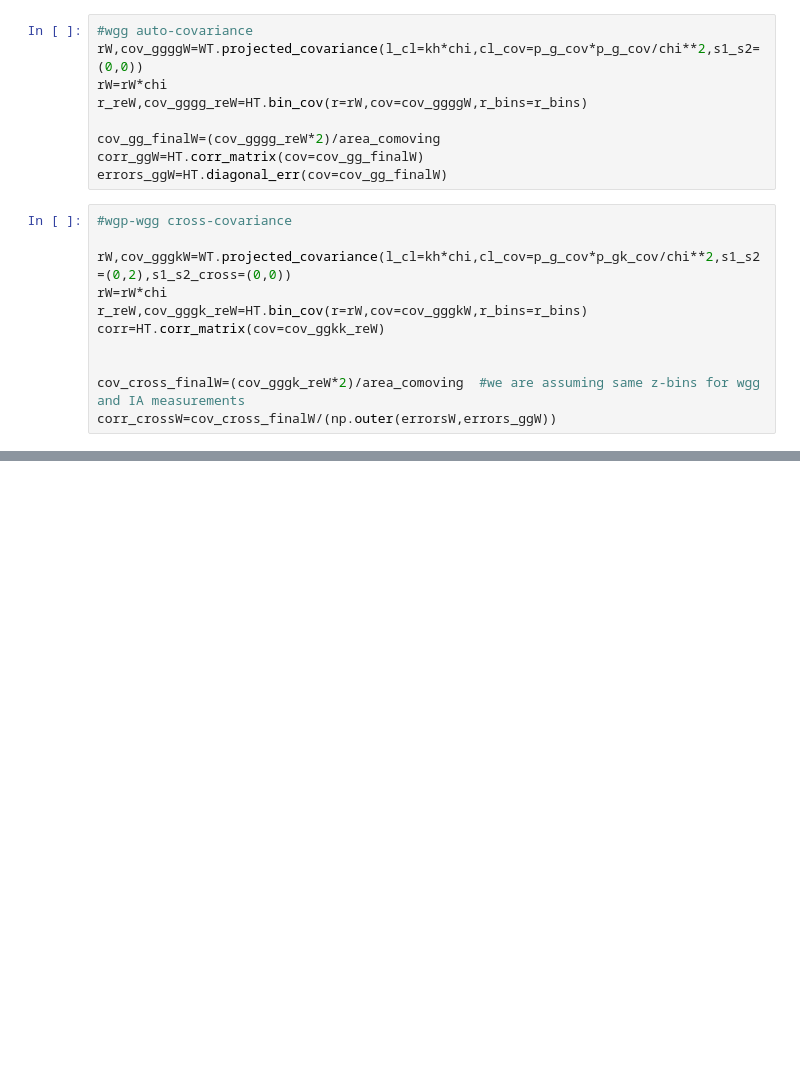
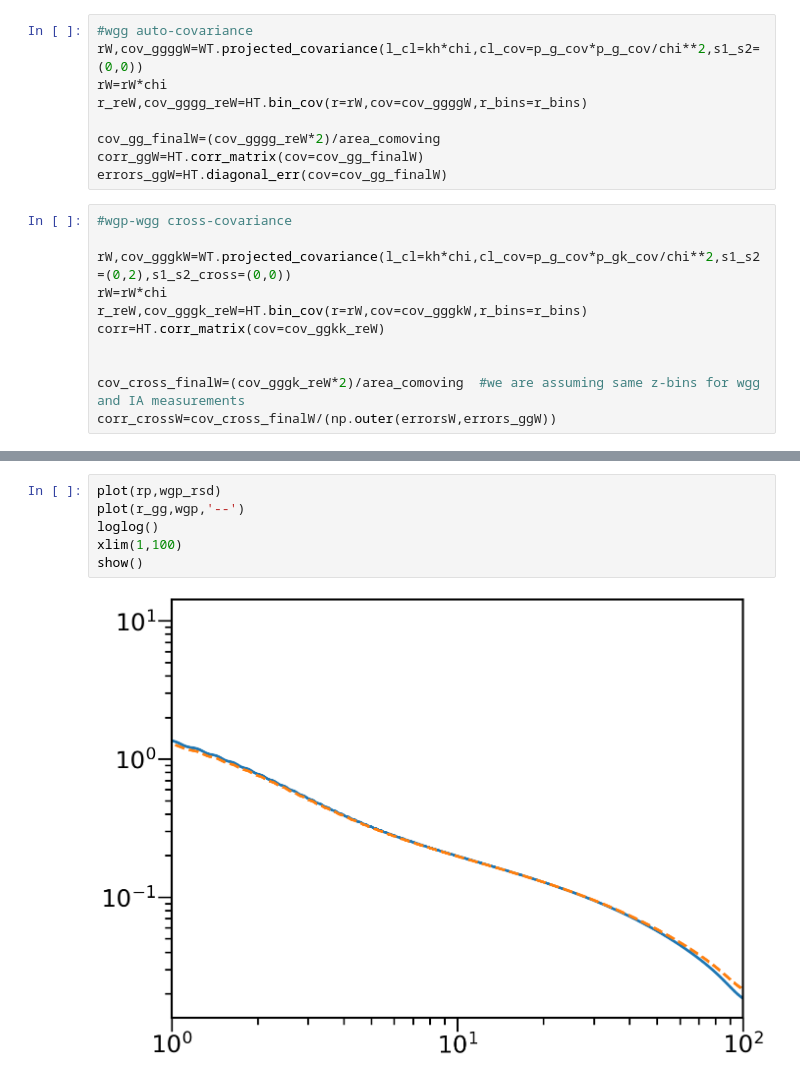
Before and after one commit to sukhdeep2/Public-code, a Jupyter notebook: Hankel_transform/IA models.ipynb, the cells around one changed output, grey strips where cells are left out. Saved outputs shown, nothing was run; the diff lists cells and outputs as text; blank space fills up the shorter version.

```diff
--- a/Hankel_transform/IA models.ipynb
+++ b/Hankel_transform/IA models.ipynb
@@ -451,0 +475,8 @@ show()
+# %%
+plot(rp,wgp_rsd)
+plot(r_gg,wgp,'--')
+loglog()
+xlim(1,100)
+show()
+# %% [output]
+[figure, added]
```
Also changed, not shown: parts of 27 cells of this notebook, 1 other file.
